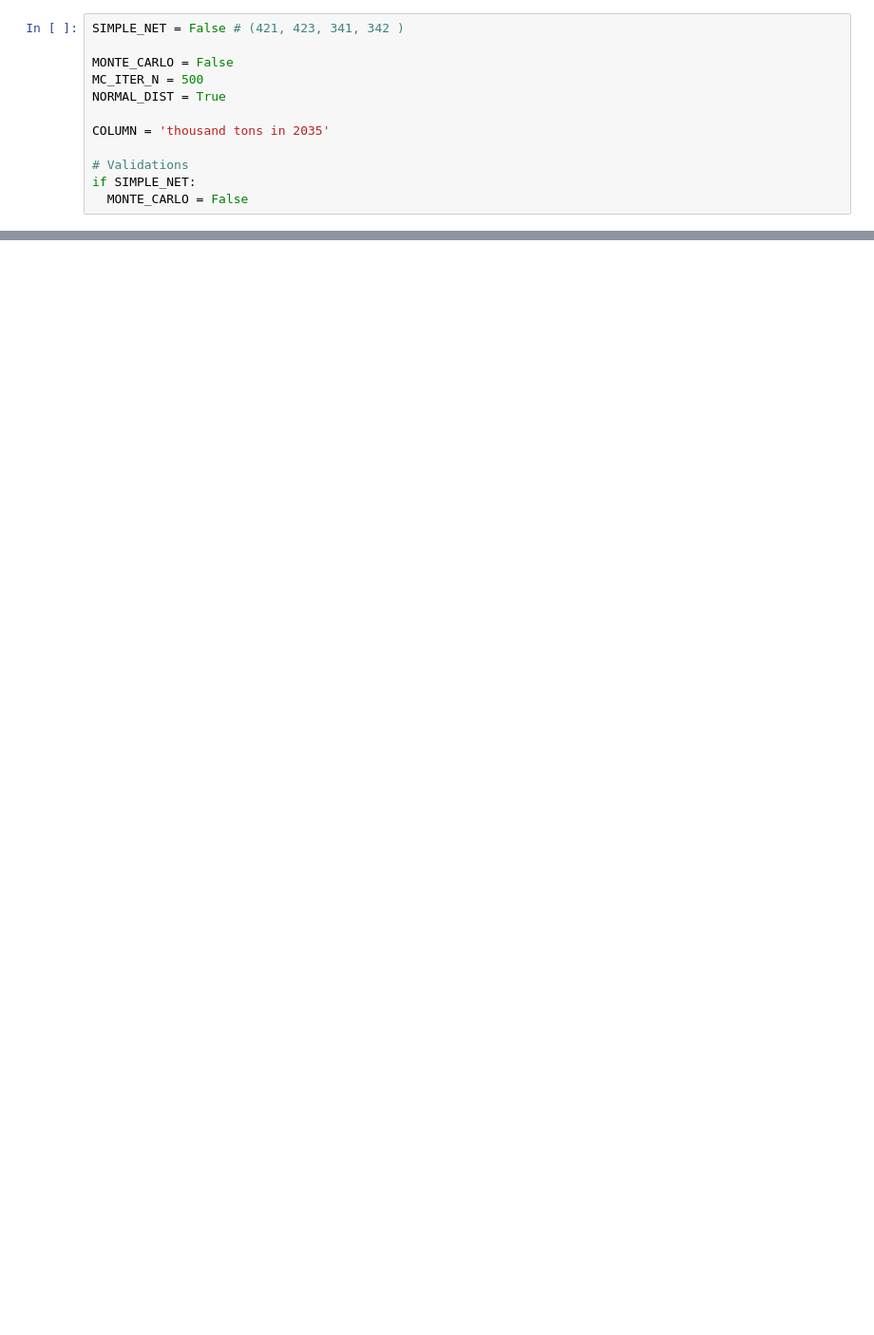
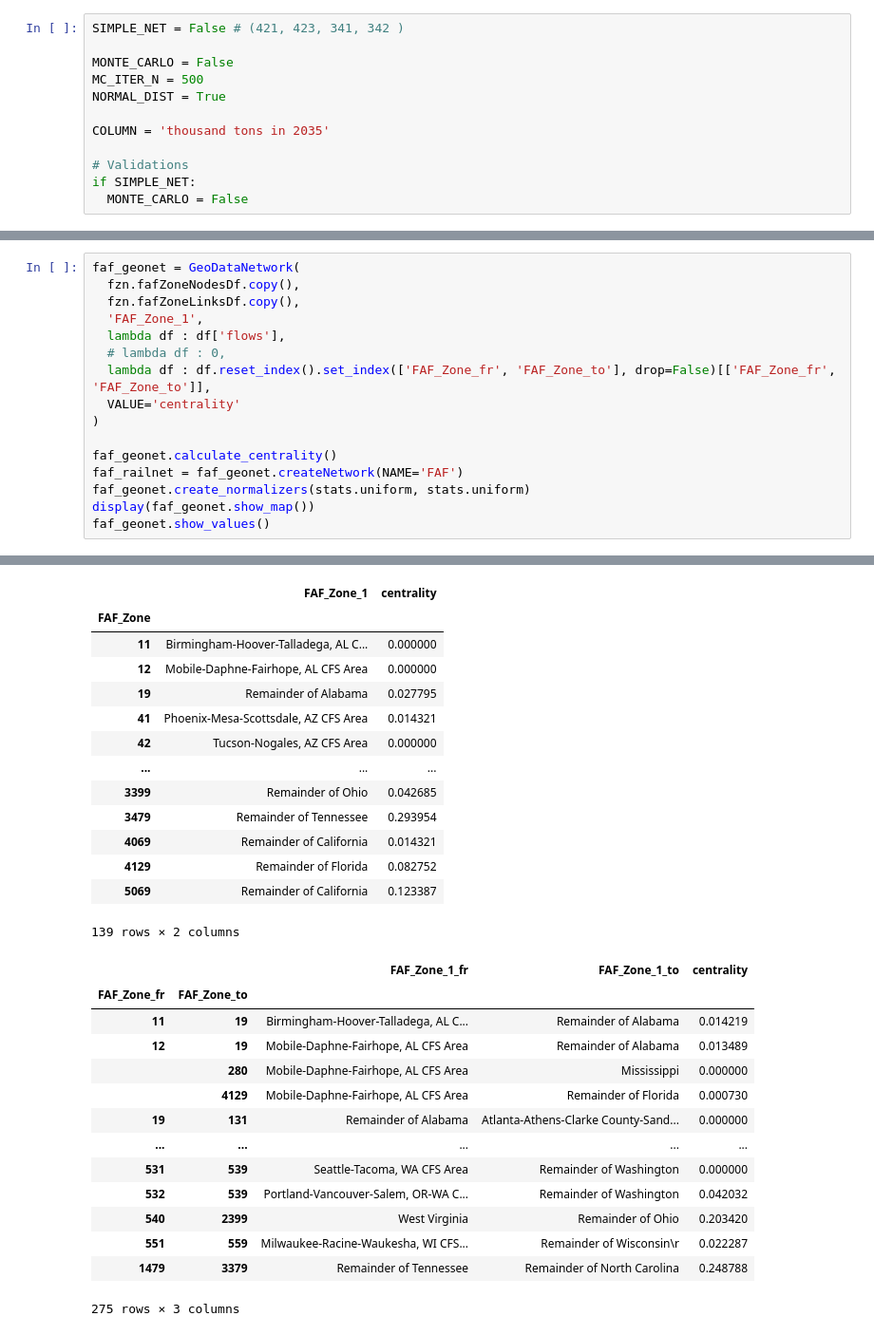
Before and after one commit to UMD-CTSM/network_flow_assignment, a Jupyter notebook: src/faf_sim.ipynb, the cells around one changed output, grey strips where cells are left out. Shown at 95% size. Cells and saved outputs as stored; diff of their text form; blank space fills up the shorter version.

```diff
--- a/src/faf_sim.ipynb
+++ b/src/faf_sim.ipynb
@@ -74,0 +85,17 @@ Series([], Name: sum, dtype: float64)
+# %%
+faf_geonet = GeoDataNetwork(
+  fzn.fafZoneNodesDf.copy(),
+  fzn.fafZoneLinksDf.copy(),
+  'FAF_Zone_1',
+  lambda df : df['flows'],
+  # lambda df : 0,
+  lambda df : df.reset_index().set_index(['FAF_Zone_fr', 'FAF_Zone_to'], drop=False)[['FAF_Zone_fr', 'FAF_Zone_to']],
+  VALUE='centrality'
+)
+
+faf_geonet.calculate_centrality()
+faf_railnet = faf_geonet.createNetwork(NAME='FAF')
+faf_geonet.create_normalizers(stats.uniform, stats.uniform)
+display(faf_geonet.show_map())
+faf_geonet.show_values()
+# %% [output]
@@ -74,0 +103,28 @@ Series([], Name: sum, dtype: float64)
+|  | FAF_Zone_1 | centrality |
+| FAF_Zone |  |  |
+| 11 | Birmingham-Hoover-Talladega, AL C... | 0.000000 |
+| 12 | Mobile-Daphne-Fairhope, AL CFS Area | 0.000000 |
+| 19 | Remainder of Alabama | 0.027795 |
+| 41 | Phoenix-Mesa-Scottsdale, AZ CFS Area | 0.014321 |
+| 42 | Tucson-Nogales, AZ CFS Area | 0.000000 |
+| ... | ... | ... |
+| 3399 | Remainder of Ohio | 0.042685 |
+| 3479 | Remainder of Tennessee | 0.293954 |
+| 4069 | Remainder of California | 0.014321 |
+| 4129 | Remainder of Florida | 0.082752 |
+| 5069 | Remainder of California | 0.123387 |
+139 rows × 2 columns
+|  |  | FAF_Zone_1_fr | FAF_Zone_1_to | centrality |
+| FAF_Zone_fr | FAF_Zone_to |  |  |  |
+| 11 | 19 | Birmingham-Hoover-Talladega, AL C... | Remainder of Alabama | 0.014219 |
+| 12 | 19 | Mobile-Daphne-Fairhope, AL CFS Area | Remainder of Alabama | 0.013489 |
+|  | 280 | Mobile-Daphne-Fairhope, AL CFS Area | Mississippi | 0.000000 |
+|  | 4129 | Mobile-Daphne-Fairhope, AL CFS Area | Remainder of Florida | 0.000730 |
+| 19 | 131 | Remainder of Alabama | Atlanta-Athens-Clarke County-Sand... | 0.000000 |
+| ... | ... | ... | ... | ... |
+| 531 | 539 | Seattle-Tacoma, WA CFS Area | Remainder of Washington | 0.000000 |
+| 532 | 539 | Portland-Vancouver-Salem, OR-WA C... | Remainder of Washington | 0.042032 |
+| 540 | 2399 | West Virginia | Remainder of Ohio | 0.203420 |
+| 551 | 559 | Milwaukee-Racine-Waukesha, WI CFS... | Remainder of Wisconsin\r | 0.022287 |
+| 1479 | 3379 | Remainder of Tennessee | Remainder of North Carolina | 0.248788 |
+275 rows × 3 columns
```
Also changed, not shown: parts of 10 cells of this notebook, 3 other files.
